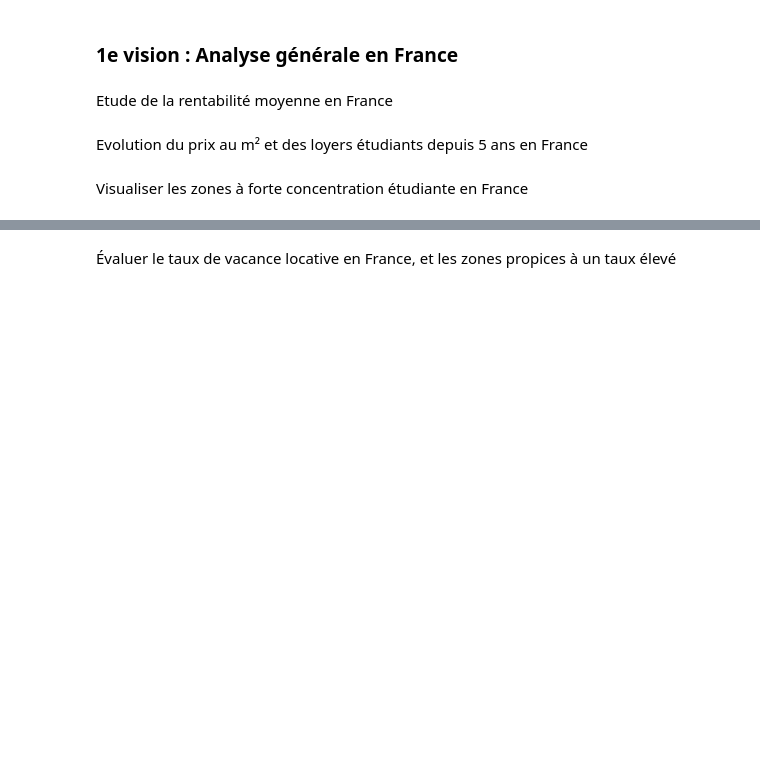
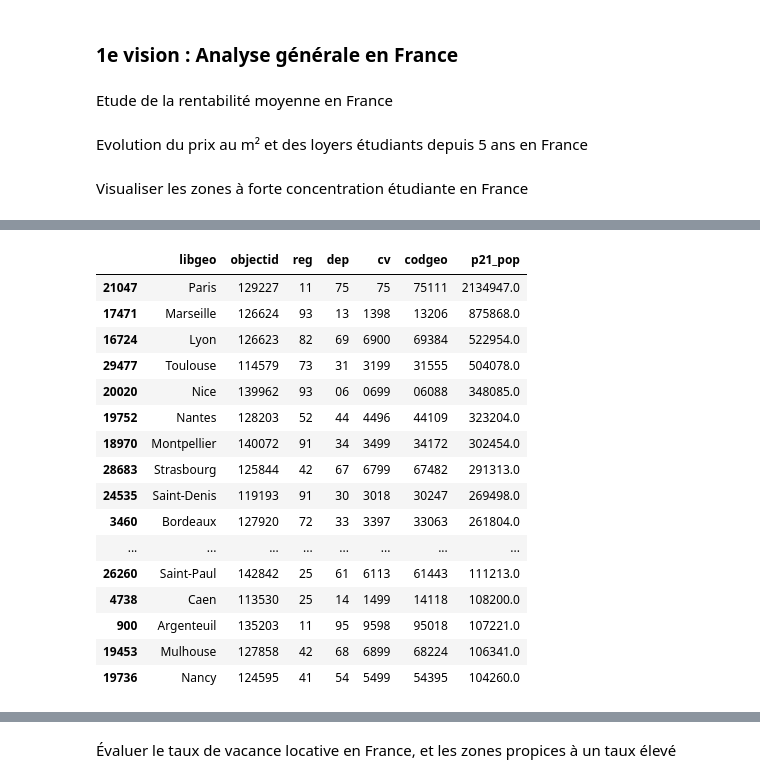
Before and after one commit to adam2504/Analyse_Donnees_Foncieres, a Jupyter notebook: notebook_adam.ipynb, the cells around one changed output, grey strips where cells are left out. Drawn from its saved outputs; the diff is of its cells as text; code cells hidden in the pictures; blank space fills up the shorter version.

```diff
--- a/notebook_adam.ipynb
+++ b/notebook_adam.ipynb
@@ -95,0 +110,19 @@ Dans un premier temps nous nous interesserons uniquement au groupe des 20-24 ans
+# %%
+df = df_populations_communales.copy()
+
+df['libgeo'] = df['libgeo'].replace(
+    to_replace = [r'Paris.*', r'Lyon.*', r'Marseille.*'],
+    value = ['Paris', 'Lyon', 'Marseille'],
+    regex=True
+)
+
+treated_df = df.groupby('libgeo', as_index=False).agg({
+    'objectid': 'first',   # garde le premier ID (ou autre logique)
+    'reg': 'first',        # garde la première région
+    'dep': 'first',        # idem pour département
+    'cv': 'first',
+    'codgeo': 'first',
+    'p21_pop': 'sum'
+})
+
+treated_df
@@ -96,3 +143,25 @@ Dans un premier temps nous nous interesserons uniquement au groupe des 20-24 ans
+# %%
+df_pop_100k = treated_df[treated_df['p21_pop'] > 100000]
+
+df_pop_100k.sort_values(by='p21_pop', ascending=False)
+# %% [output]
+|  | libgeo | objectid | reg | dep | cv | codgeo | p21_pop |
+| 21047 | Paris | 129227 | 11 | 75 | 75 | 75111 | 2134947.0 |
+| 17471 | Marseille | 126624 | 93 | 13 | 1398 | 13206 | 875868.0 |
+| 16724 | Lyon | 126623 | 82 | 69 | 6900 | 69384 | 522954.0 |
+| 29477 | Toulouse | 114579 | 73 | 31 | 3199 | 31555 | 504078.0 |
+| 20020 | Nice | 139962 | 93 | 06 | 0699 | 06088 | 348085.0 |
+| 19752 | Nantes | 128203 | 52 | 44 | 4496 | 44109 | 323204.0 |
+| 18970 | Montpellier | 140072 | 91 | 34 | 3499 | 34172 | 302454.0 |
+| 28683 | Strasbourg | 125844 | 42 | 67 | 6799 | 67482 | 291313.0 |
+| 24535 | Saint-Denis | 119193 | 91 | 30 | 3018 | 30247 | 269498.0 |
+| 3460 | Bordeaux | 127920 | 72 | 33 | 3397 | 33063 | 261804.0 |
+| ... | ... | ... | ... | ... | ... | ... | ... |
+| 26260 | Saint-Paul | 142842 | 25 | 61 | 6113 | 61443 | 111213.0 |
+| 4738 | Caen | 113530 | 25 | 14 | 1499 | 14118 | 108200.0 |
+| 900 | Argenteuil | 135203 | 11 | 95 | 9598 | 95018 | 107221.0 |
+| 19453 | Mulhouse | 127858 | 42 | 68 | 6899 | 68224 | 106341.0 |
+| 19736 | Nancy | 124595 | 41 | 54 | 5499 | 54395 | 104260.0 |
 # %%
 df_enseignement_sup = pd.read_csv("fr-esr-atlas_regional-effectifs-d-etudiants-inscrits-detail_etablissements.csv", delimiter=';')
 
```
Also changed, not shown: parts of 7 cells of this notebook.
